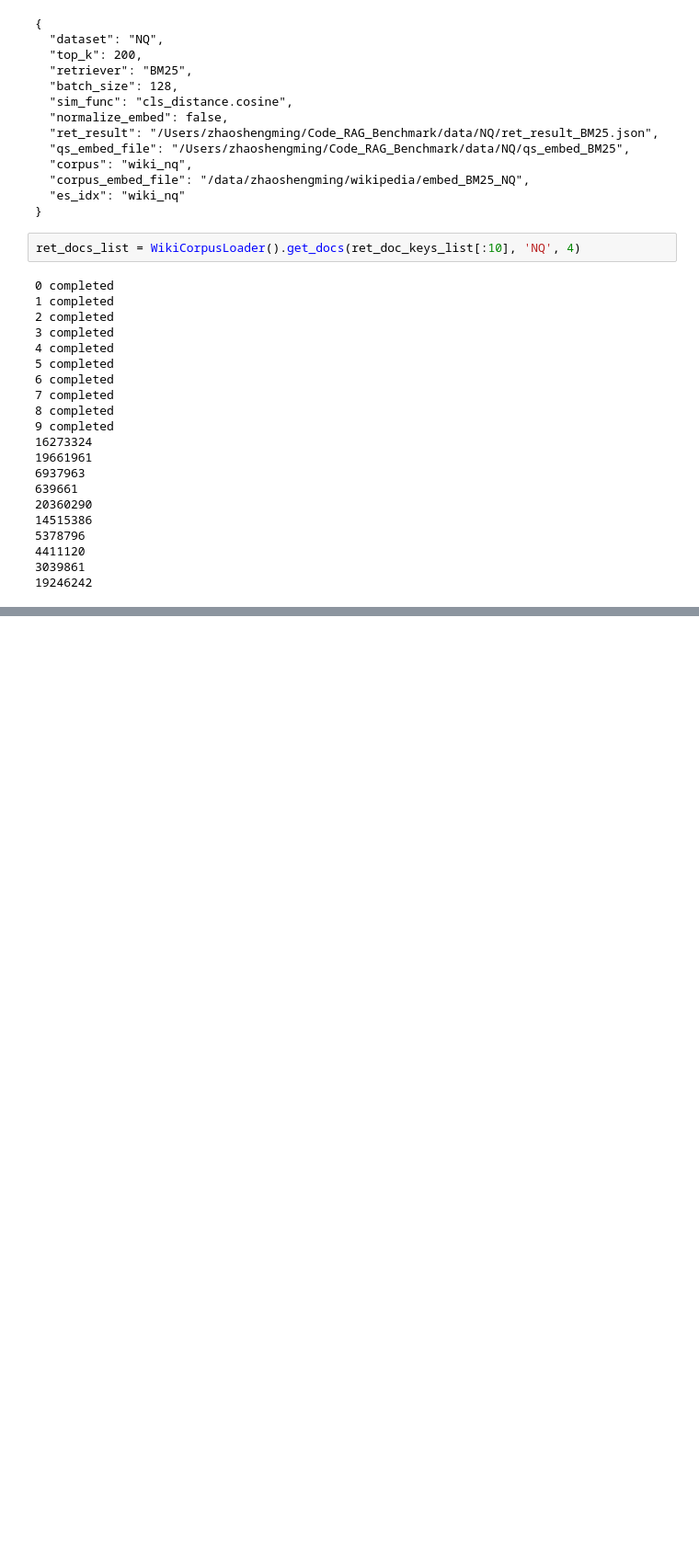
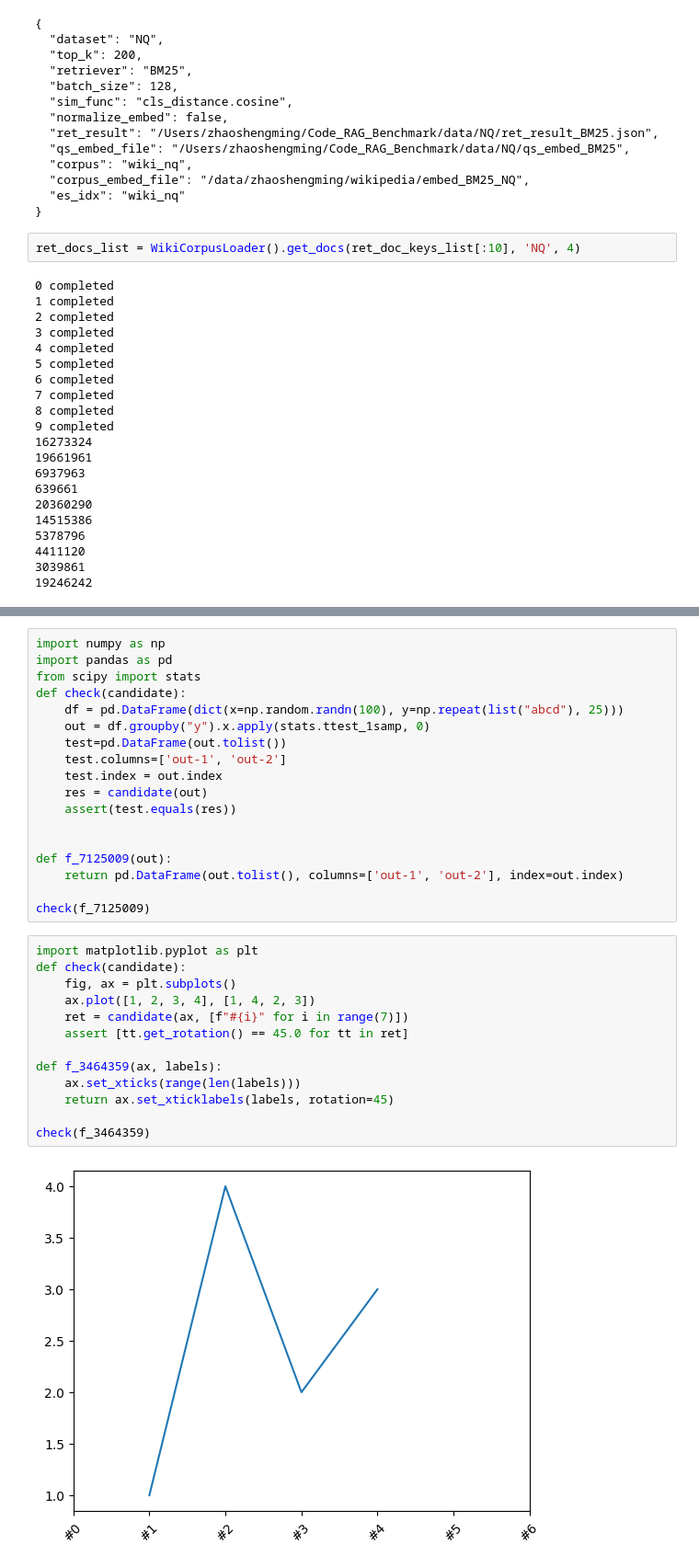
Before and after one commit to ShengmingZ/RAG_Benchmark_Code_QA, a Jupyter notebook: test.ipynb, the cells around one changed output, grey strips where cells are left out. Shown at 92% size. Saved outputs shown, nothing was run; the diff lists cells and outputs as text; blank space fills up the shorter version.

```diff
--- a/test.ipynb
+++ b/test.ipynb
@@ -1848,0 +1856,33 @@ ret_docs_list = WikiCorpusLoader().get_docs(ret_doc_keys_list[:10], 'NQ', 4)
+# %%
+import numpy as np
+import pandas as pd
+from scipy import stats
+def check(candidate):
+    df = pd.DataFrame(dict(x=np.random.randn(100), y=np.repeat(list("abcd"), 25)))
+    out = df.groupby("y").x.apply(stats.ttest_1samp, 0)
+    test=pd.DataFrame(out.tolist())
+    test.columns=['out-1', 'out-2']
+    test.index = out.index
+    res = candidate(out)
+    assert(test.equals(res))
+
+
+def f_7125009(out):
+    return pd.DataFrame(out.tolist(), columns=['out-1', 'out-2'], index=out.index)
+
+check(f_7125009)
+# %%
+import matplotlib.pyplot as plt
+def check(candidate):
+    fig, ax = plt.subplots()
+    ax.plot([1, 2, 3, 4], [1, 4, 2, 3])
+    ret = candidate(ax, [f"#{i}" for i in range(7)])
+    assert [tt.get_rotation() == 45.0 for tt in ret]
+
+def f_3464359(ax, labels):
+    ax.set_xticks(range(len(labels)))
+    return ax.set_xticklabels(labels, rotation=45)
+
+check(f_3464359)
+# %% [output]
+[figure, added]
```
Also changed, not shown: parts of 11 cells of this notebook.
